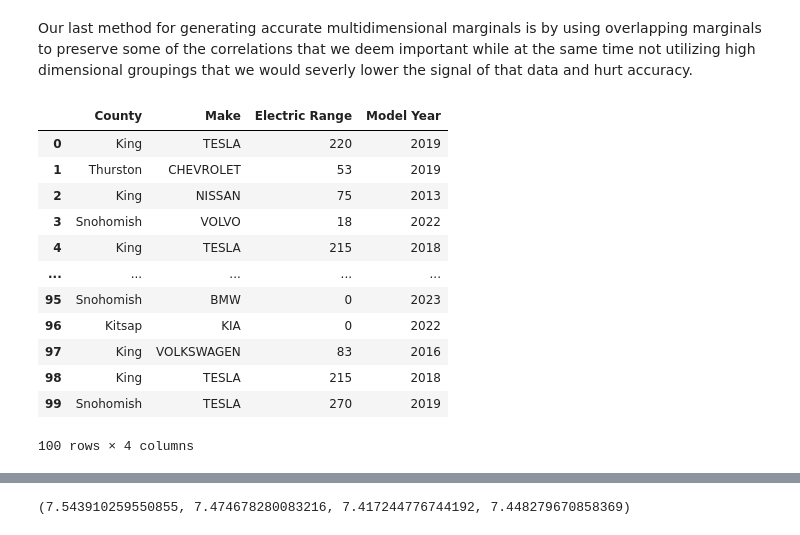
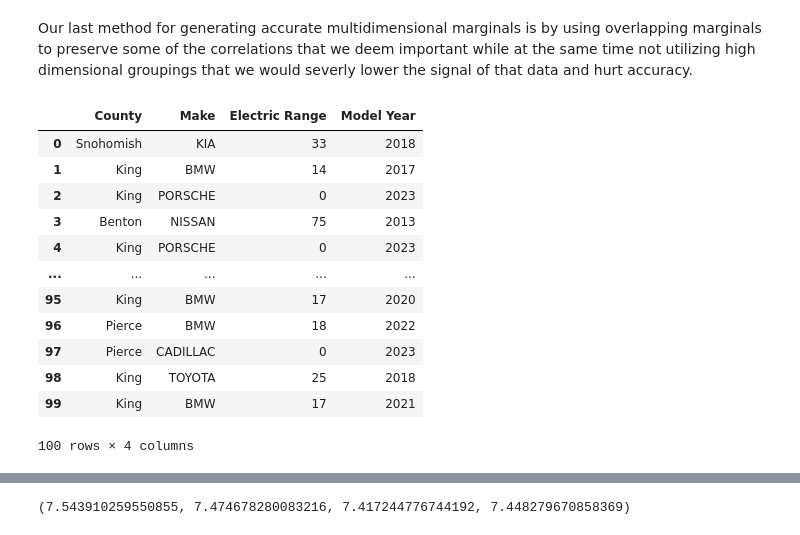
Before and after one commit to tsruth/cs3110_final_project, a Jupyter notebook: final.ipynb, the cells around one changed output, grey strips where cells are left out. Saved outputs shown, nothing was run; the diff lists cells and outputs as text; code cells hidden in the pictures.

```diff
--- a/final.ipynb
+++ b/final.ipynb
@@ -333,9 +333,58 @@ def a_given_b(b, a_col, b_col, epsilon):
 dp_synthetic_data_two_marginal(100, 1.0)
 # %% [markdown]
 Our last method for generating accurate multidimensional marginals is by using overlapping marginals to preserve some of the correlations that we deem important while at the same time not utilizing high dimensional groupings that we would severly lower the signal of that data and hurt accuracy.
+# %%
+def dp_marginal_df(col, epsilon, df):
+    f = lambda x: x + np.random.laplace(loc=0, scale=1/epsilon)
+    hist_noisy = df[col].value_counts().apply(f)
+
+    non_negative_syn_rep = np.clip(hist_noisy, 0, None)
+
+    total = np.sum(non_negative_syn_rep)
+    h = lambda x: x/total #normalized
+
+    return non_negative_syn_rep.apply(h)
+
+def gen_sample(marginal, col, df):
+    keys = df[col].value_counts().keys()
+    return np.random.choice(keys, size=1, p=marginal)
 # %%
 def dp_synthetic_data_two_marginal(n, epsilon):
-    syn_data = {'County':[], 'Make':[], 'Electric Range':[], 'Model Year':[]}
+    synth_df = pd.DataFrame(columns=['County','Make','Electric Range','Model Year'])
+
+    for x in range(n):
+        # generate marginal of County in evs
+        m_County = dp_marginal_df('County', epsilon, evs)
+        # get single synthetic County using marginal and evs
+        County_syn = gen_sample(m_County, 'County', evs)
+
+        # filter evs to only contain people with that County
+        filtered_County = evs[evs['County']==County_syn[0]]
+
+        # generate marginal of Make in filtered dataframe
+        m_Make = dp_marginal_df('Make', epsilon, filtered_County)
+        # get single synthetic Make using marginal and filtered evs
+        Make_syn = gen_sample(m_Make, 'Make', filtered_County)
+
+        # filter evs to only contain people with that Make
+        filtered_Make = evs[evs['Make']==Make_syn[0]]
+
+        #repeat
+        m_Range = dp_marginal_df('Electric Range', epsilon, filtered_Make)
+        Range_syn = gen_sample(m_Range, 'Electric Range', filtered_Make)
+
+        filtered_Range = evs[evs['Electric Range']==Range_syn[0]]
+
+        m_Year = dp_marginal_df('Model Year', epsilon, filtered_Range)
+        Year_syn = gen_sample(m_Year, 'Model Year', filtered_Range)
+
+        synth_df.loc[x] = [County_syn[0], Make_syn[0], Range_syn[0], Year_syn[0]]
+    return synth_df
+
+
+
+
+    """syn_data = {'County':[], 'Make':[], 'Electric Range':[], 'Model Year':[]}
 
 
     for x in range(n):
@@ -360,45 +409,45 @@ def dp_synthetic_data_two_marginal(n, epsilon):
 
 
 def a_given_b(b, a_col, b_col, epsilon):
     temp = evs.copy()
 
 
     temp = temp[temp[b_col] == b]
 
     data = temp[a_col].value_counts()
     results = [x for x in data]
     noisy = [laplace_mech(v, 1, epsilon) for v in results]
     labels = temp[a_col].value_counts().index.to_list()
     syn_rep = {}
 
     for x in range(len(labels)):
         syn_rep[labels[x]] = max(0, noisy[x])
 
     total = sum(syn_rep.values())
 
     marginal = {}
     for x in labels:
         marginal[x] = syn_rep[x] / total
 
     marginal = pd.Series(marginal)
 
-    return marginal
+    return marginal"""
 
 
 dp_synthetic_data_two_marginal(100, 1.0)
 # %% [output]
 |  | County | Make | Electric Range | Model Year |
-| 0 | King | TESLA | 220 | 2019 |
-| 1 | Thurston | CHEVROLET | 53 | 2019 |
-| 2 | King | NISSAN | 75 | 2013 |
-| 3 | Snohomish | VOLVO | 18 | 2022 |
-| 4 | King | TESLA | 215 | 2018 |
+| 0 | Snohomish | KIA | 33 | 2018 |
+| 1 | King | BMW | 14 | 2017 |
+| 2 | King | PORSCHE | 0 | 2023 |
+| 3 | Benton | NISSAN | 75 | 2013 |
+| 4 | King | PORSCHE | 0 | 2023 |
 | ... | ... | ... | ... | ... |
-| 95 | Snohomish | BMW | 0 | 2023 |
-| 96 | Kitsap | KIA | 0 | 2022 |
-| 97 | King | VOLKSWAGEN | 83 | 2016 |
-| 98 | King | TESLA | 215 | 2018 |
-| 99 | Snohomish | TESLA | 270 | 2019 |
+| 95 | King | BMW | 17 | 2020 |
+| 96 | Pierce | BMW | 18 | 2022 |
+| 97 | Pierce | CADILLAC | 0 | 2023 |
+| 98 | King | TOYOTA | 25 | 2018 |
+| 99 | King | BMW | 17 | 2021 |
 100 rows × 4 columns
 # %%
 def pct_error_overlapping_marginals(col1, col2, col3, col4):
```
Also changed, not shown: parts of 2 cells of this notebook.
